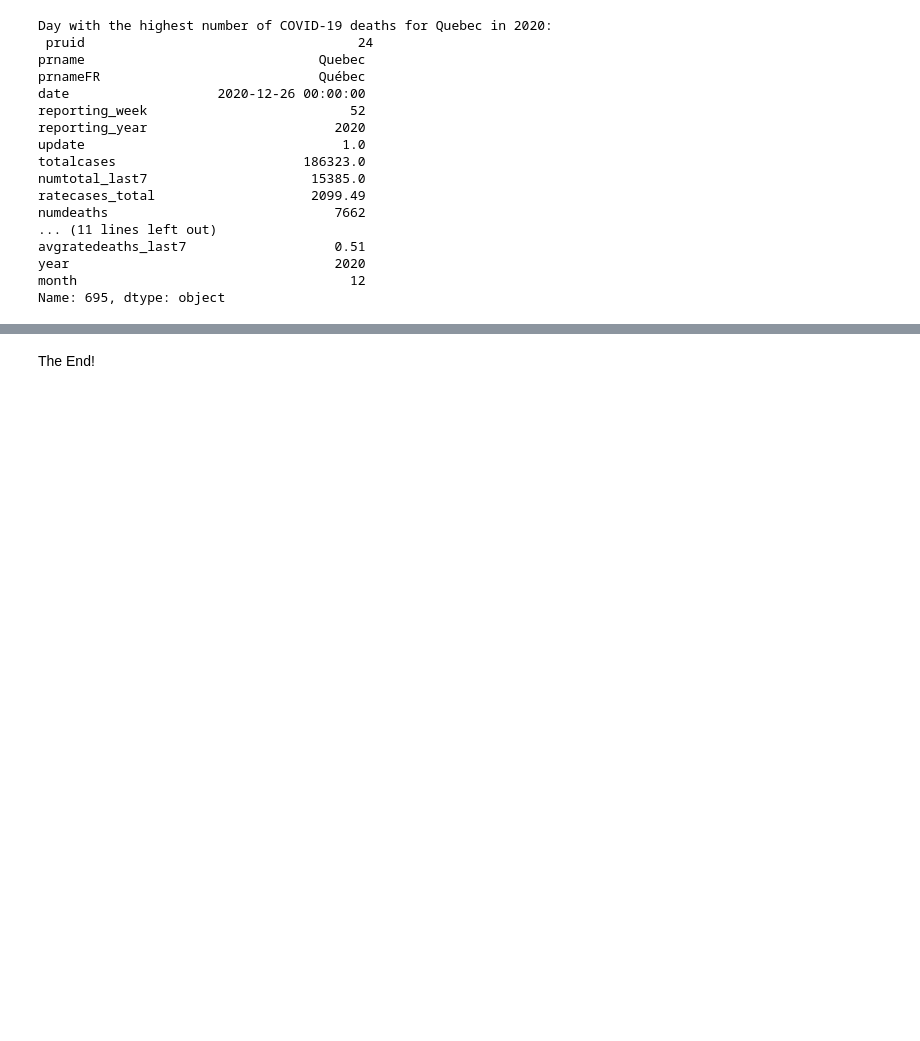
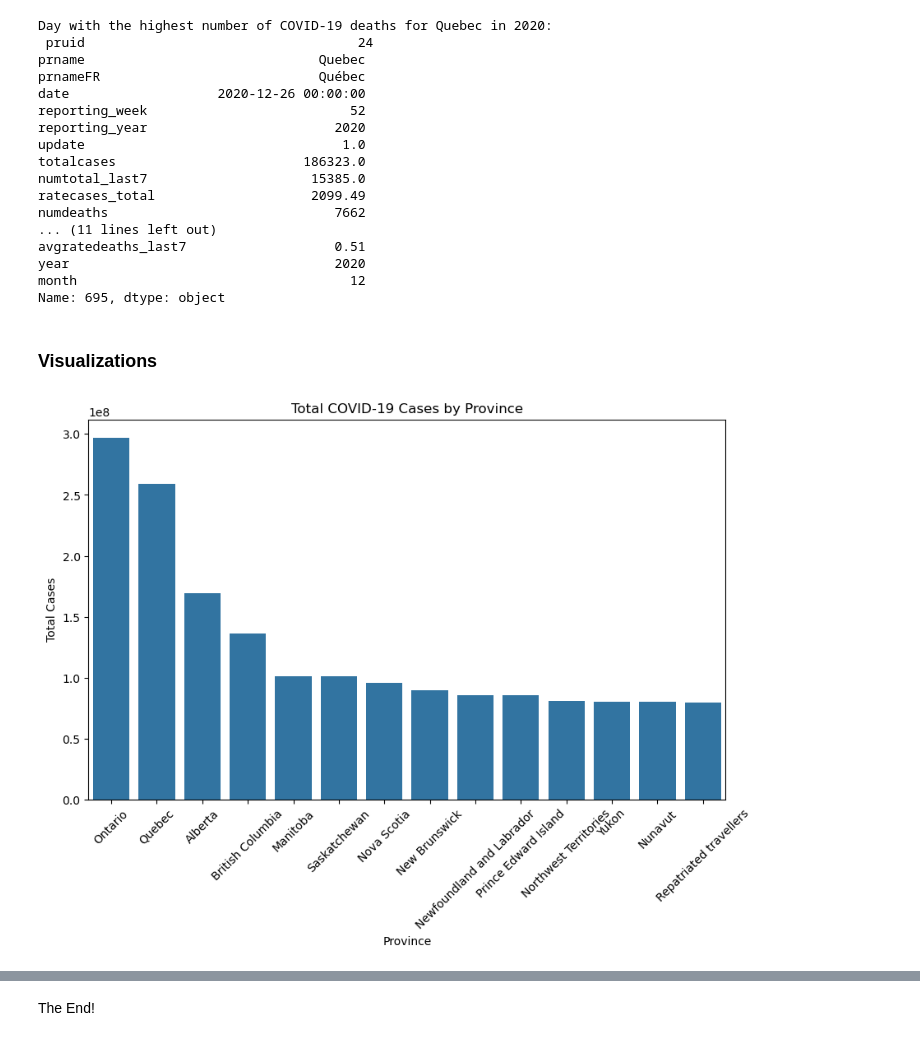
Before and after one commit to MiltonGreat/COVID-19, a Jupyter notebook: EDA COVID.ipynb, the cells around one changed output, grey strips where cells are left out. Cells and saved outputs as stored; diff of their text form; code cells hidden in the pictures; blank space fills up the shorter version.

```diff
--- a/EDA COVID.ipynb
+++ b/EDA COVID.ipynb
@@ -121,20 +129,21 @@ array(['British Columbia', 'Alberta', 'Saskatchewan', 'Manitoba',
+# %%
+# Automatically identify object columns with numeric values
+object_cols = df.select_dtypes(include='object').columns
+cols_to_convert = [col for col in object_cols if df[col].str.isnumeric().any()]
+
+for col in cols_to_convert:
+    df[col] = pd.to_numeric(df[col], errors='coerce')
 # %%
-# Convert object columns to numeric where necessary
-cols_to_convert = ['totalcases', 'numtotal_last7', 'ratecases_total', 'ratecases_last7']  # Specify numeric columns
-for col in cols_to_convert:
-    if col in df.columns:
-        df[col] = pd.to_numeric(df[col], errors='coerce')
-
-# Convert 'date' column to datetime format
+# Ensure 'date' column is in datetime format
 df['date'] = pd.to_datetime(df['date'], errors='coerce')
 
-# Create 'year' and 'month' columns
+# Now create 'year' and 'month' columns
 df['year'] = df['date'].dt.year
 df['month'] = df['date'].dt.month
 
-# Fill missing values for numeric columns with the mean of each column
+# Fill missing values for numeric columns with forward fill (ffill)
 numeric_cols = df.select_dtypes(include=['float64', 'int64']).columns
-df[numeric_cols] = df[numeric_cols].fillna(df[numeric_cols].mean())
+df[numeric_cols] = df[numeric_cols].fillna(method='ffill')
 
 # Fill missing values for categorical columns with the most frequent value (mode)
 categorical_cols = df.select_dtypes(include='object').columns
@@ -446,3 +461,15 @@ avgratedeaths_last7                   0.51
 year                                  2020
 month                                   12
 Name: 695, dtype: object
+# %% [markdown]
+### Visualizations
+# %%
+# Bar chart for total cases per province
+plt.figure(figsize=(10, 6))
+sns.barplot(x='Province', y='Total Cases', data=total_cases_per_province.sort_values(by='Total Cases', ascending=False))
+plt.title('Total COVID-19 Cases by Province')
+plt.xticks(rotation=45)
+plt.ylabel('Total Cases')
+plt.show()
+# %% [output]
+[figure, added]
```
Also changed, not shown: parts of 23 cells of this notebook.
